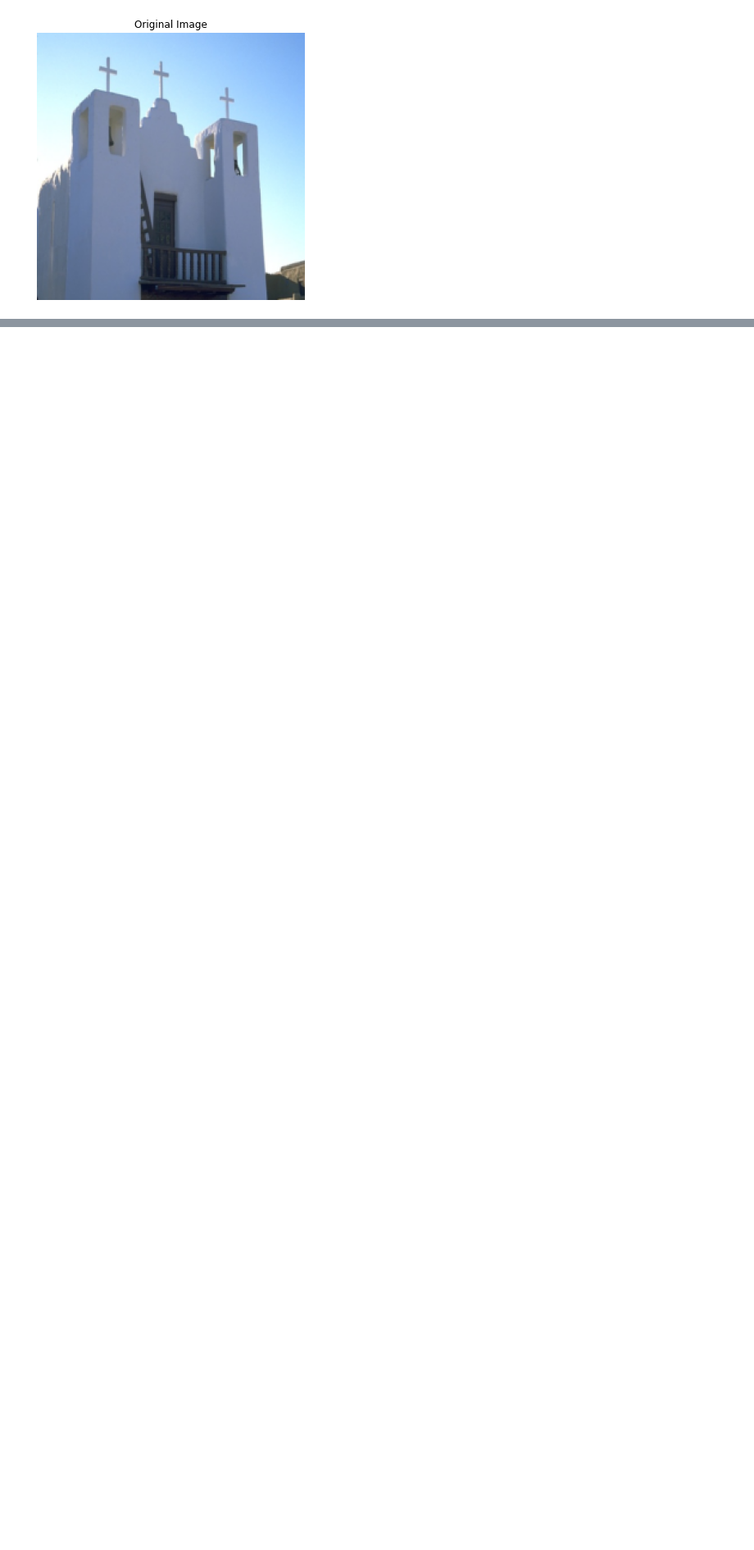
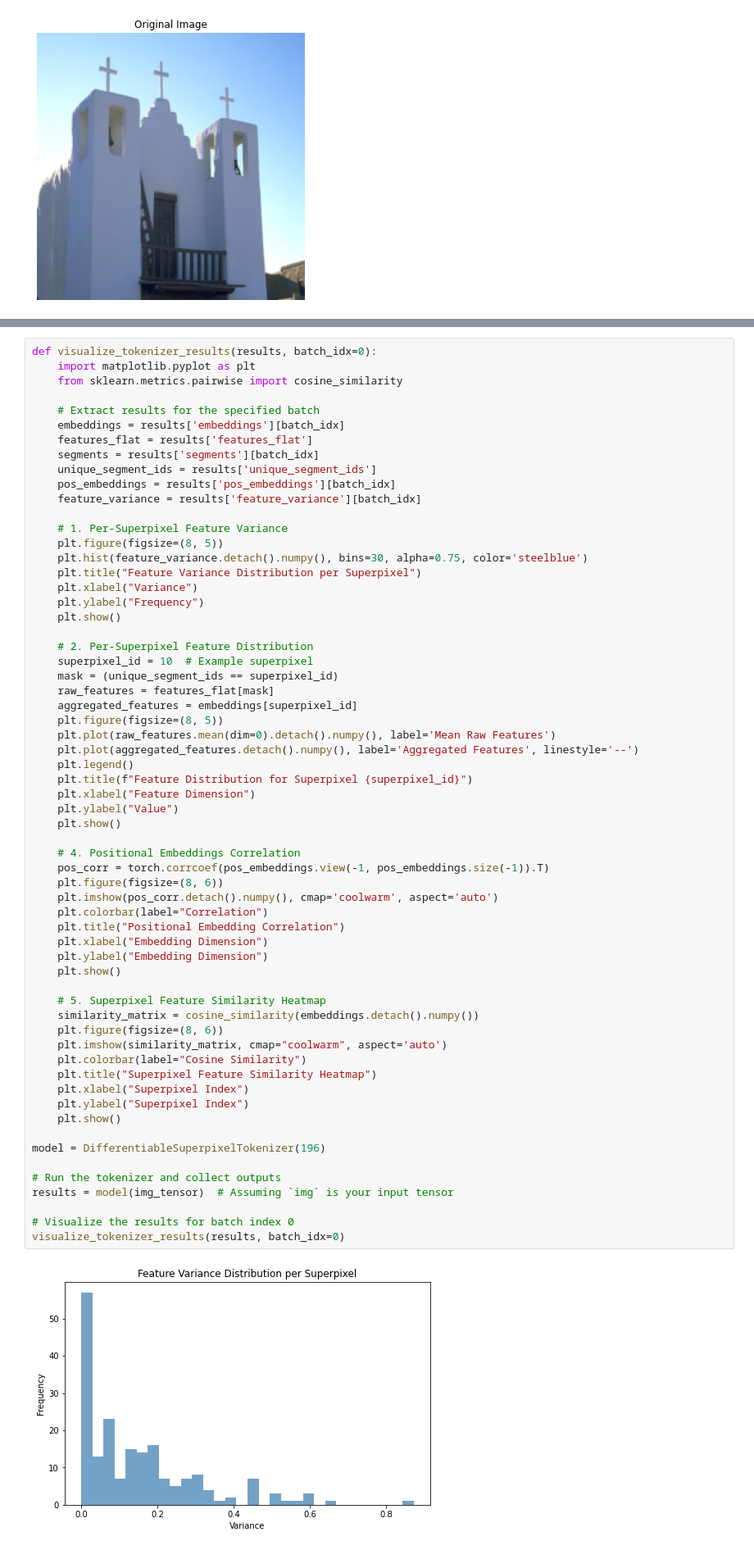
Before and after one commit to YSLCoat/learnableTokenizer, a Jupyter notebook: src/notebooks/superpixel_tokenizer_notebook.ipynb, the cells around one changed output, grey strips where cells are left out. Shown at 82% size. Cells and saved outputs as stored; diff of their text form; blank space fills up the shorter version.

```diff
--- a/src/notebooks/superpixel_tokenizer_notebook.ipynb
+++ b/src/notebooks/superpixel_tokenizer_notebook.ipynb
@@ -562,0 +420,64 @@ Mean cosine similarity between input and output embeddings: 0.07122714817523956
+# %%
+def visualize_tokenizer_results(results, batch_idx=0):
+    import matplotlib.pyplot as plt
+    from sklearn.metrics.pairwise import cosine_similarity
+
+    # Extract results for the specified batch
+    embeddings = results['embeddings'][batch_idx]
+    features_flat = results['features_flat']
+    segments = results['segments'][batch_idx]
+    unique_segment_ids = results['unique_segment_ids']
+    pos_embeddings = results['pos_embeddings'][batch_idx]
+    feature_variance = results['feature_variance'][batch_idx]
+
+    # 1. Per-Superpixel Feature Variance
+    plt.figure(figsize=(8, 5))
+    plt.hist(feature_variance.detach().numpy(), bins=30, alpha=0.75, color='steelblue')
+    plt.title("Feature Variance Distribution per Superpixel")
+    plt.xlabel("Variance")
+    plt.ylabel("Frequency")
+    plt.show()
+
+    # 2. Per-Superpixel Feature Distribution
+    superpixel_id = 10  # Example superpixel
+    mask = (unique_segment_ids == superpixel_id)
+    raw_features = features_flat[mask]
+    aggregated_features = embeddings[superpixel_id]
+    plt.figure(figsize=(8, 5))
+    plt.plot(raw_features.mean(dim=0).detach().numpy(), label='Mean Raw Features')
+    plt.plot(aggregated_features.detach().numpy(), label='Aggregated Features', linestyle='--')
+    plt.legend()
+    plt.title(f"Feature Distribution for Superpixel {superpixel_id}")
+    plt.xlabel("Feature Dimension")
+    plt.ylabel("Value")
+    plt.show()
+
+    # 4. Positional Embeddings Correlation
+    pos_corr = torch.corrcoef(pos_embeddings.view(-1, pos_embeddings.size(-1)).T)
+    plt.figure(figsize=(8, 6))
+    plt.imshow(pos_corr.detach().numpy(), cmap='coolwarm', aspect='auto')
+    plt.colorbar(label="Correlation")
+    plt.title("Positional Embedding Correlation")
+    plt.xlabel("Embedding Dimension")
+    plt.ylabel("Embedding Dimension")
+    plt.show()
+
+    # 5. Superpixel Feature Similarity Heatmap
+    similarity_matrix = cosine_similarity(embeddings.detach().numpy())
+    plt.figure(figsize=(8, 6))
+    plt.imshow(similarity_matrix, cmap="coolwarm", aspect='auto')
+    plt.colorbar(label="Cosine Similarity")
+    plt.title("Superpixel Feature Similarity Heatmap")
+    plt.xlabel("Superpixel Index")
+    plt.ylabel("Superpixel Index")
+    plt.show()
+
+model = DifferentiableSuperpixelTokenizer(196)
+
+# Run the tokenizer and collect outputs
+results = model(img_tensor)  # Assuming `img` is your input tensor
+
+# Visualize the results for batch index 0
+visualize_tokenizer_results(results, batch_idx=0)
+# %% [output]
+[figure, added]
```
Also changed, not shown: parts of 5 cells of this notebook, 3 other files.
